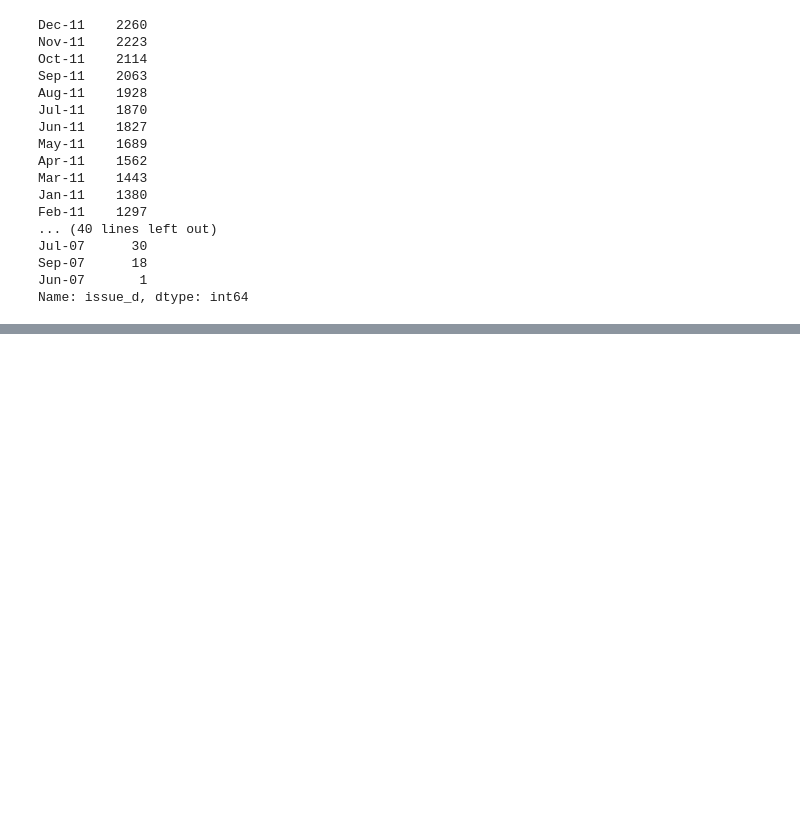
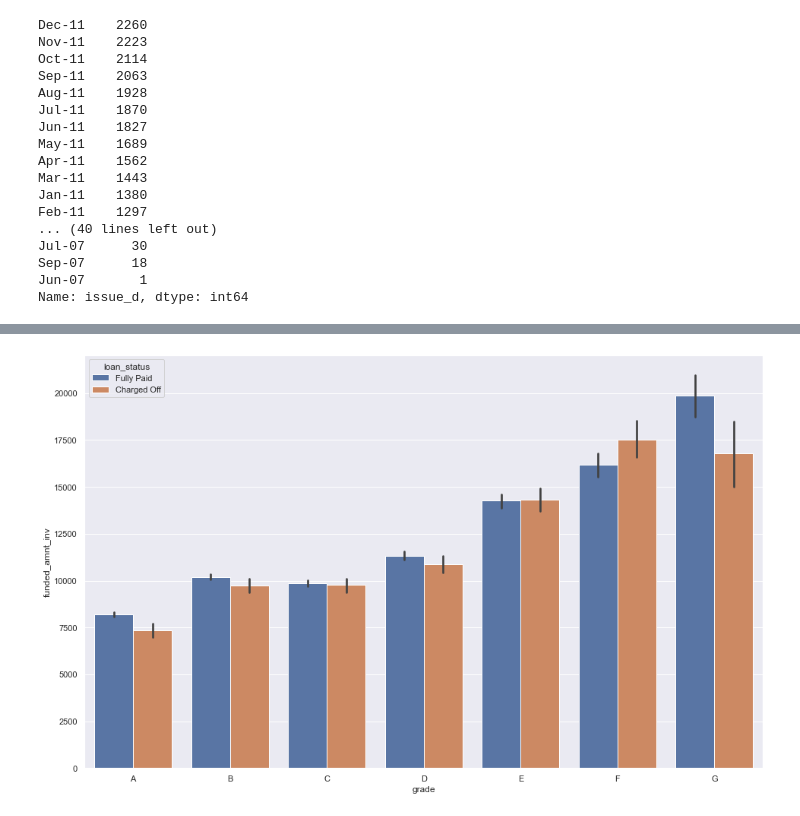
Before and after one commit to mpras55/LendingClub, a Jupyter notebook: LendingClub.ipynb, the cells around one changed output, grey strips where cells are left out. Cells and saved outputs as stored; diff of their text form; code cells hidden in the pictures; blank space fills up the shorter version.

```diff
--- a/LendingClub.ipynb
+++ b/LendingClub.ipynb
@@ -236,0 +459,7 @@ Name: issue_d, Length: 39717, dtype: object
+# %%
+#Plot of grade vs investor loan amount, broken by loan status
+# sub_grade/grade is an indicator of risk elevel
+sns.barplot(data=loan2.sort_values('grade'),x='grade',y = 'funded_amnt_inv' ,hue='loan_status')
+plt.show()
+# %% [output]
+[figure, added]
```
Also changed, not shown: parts of 57 cells of this notebook.
